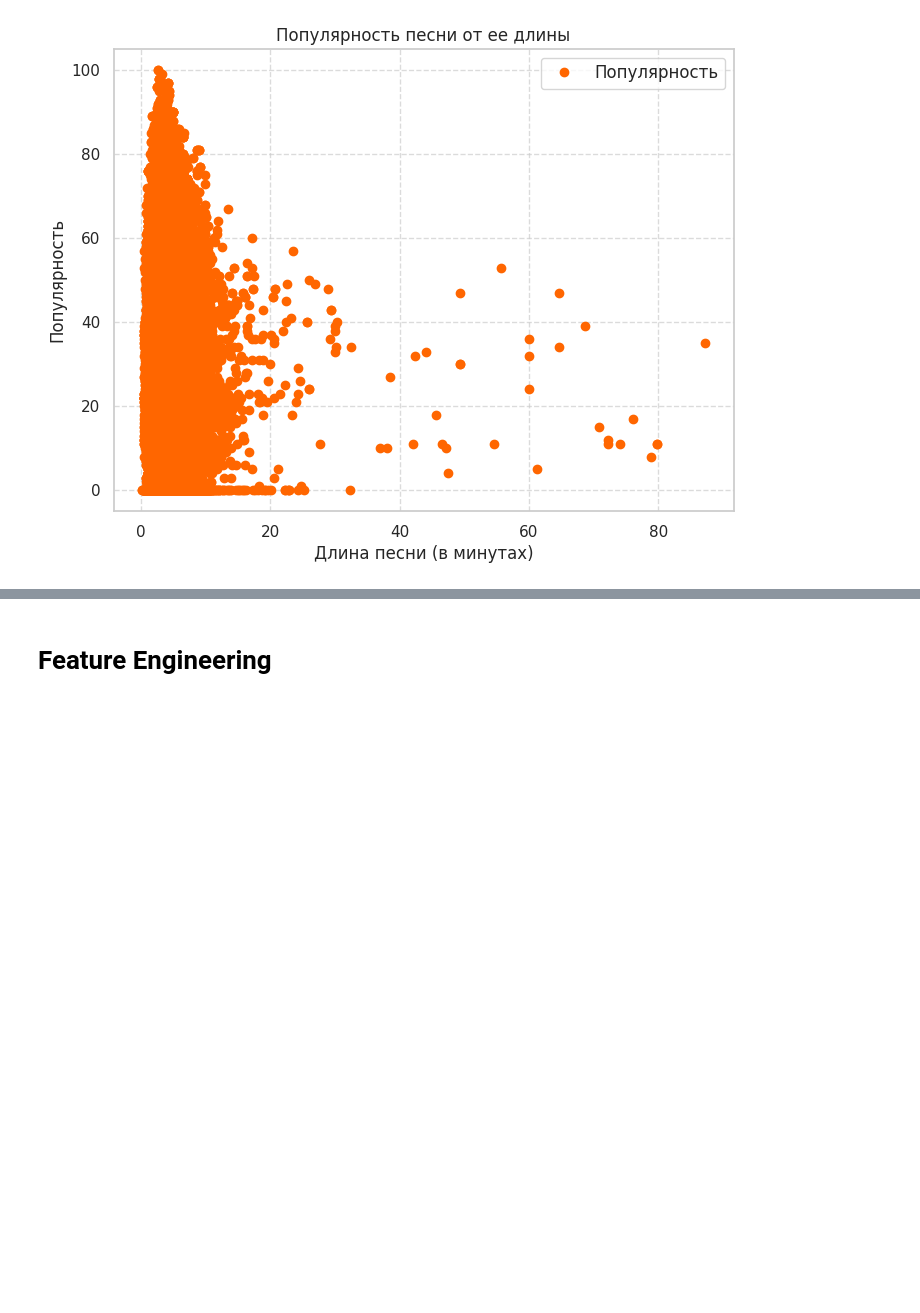
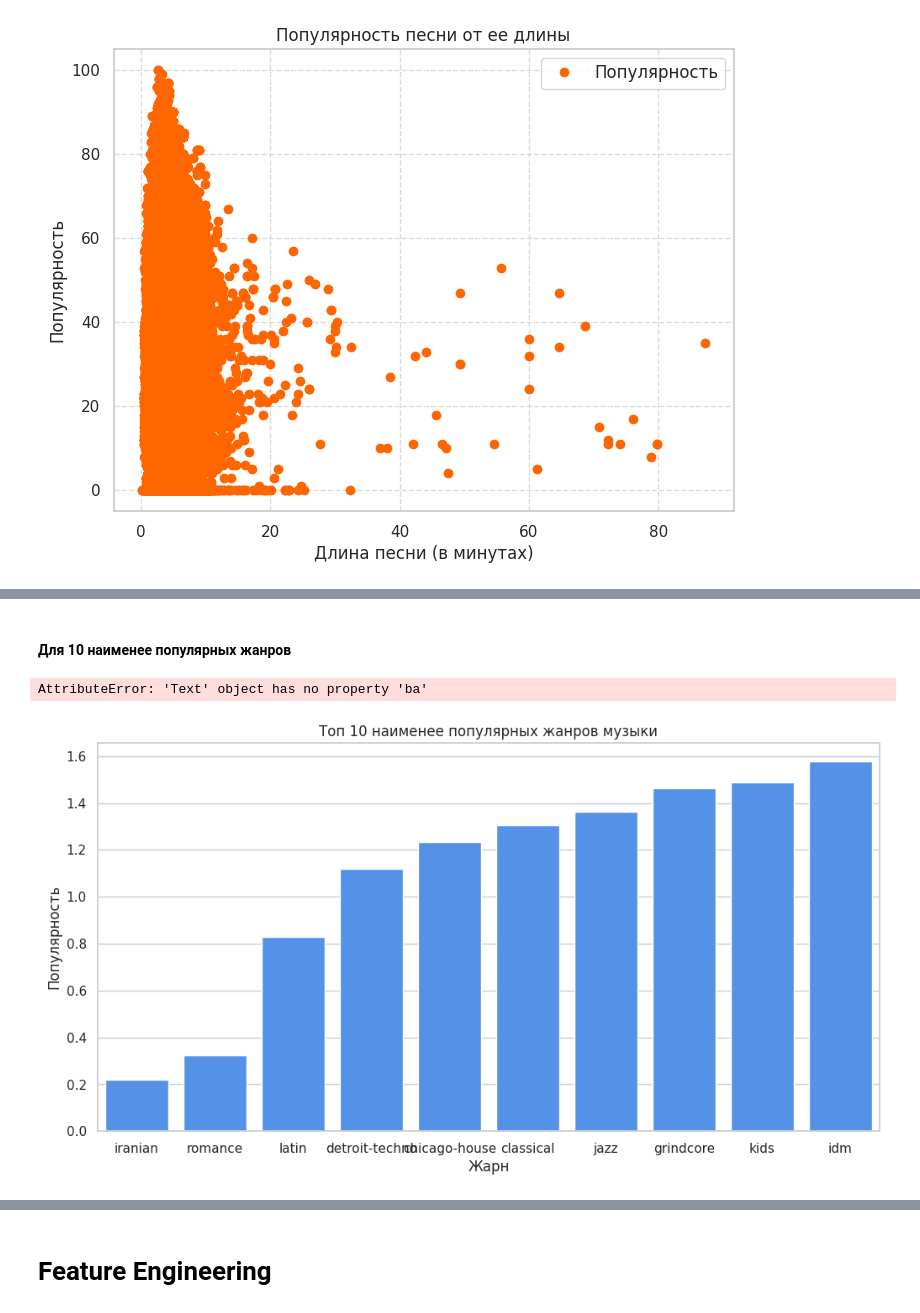
Before and after one commit to pilmeha/kaggleSpotify, a Jupyter notebook: GarmaevSpotify.ipynb, the cells around one changed output, grey strips where cells are left out. Drawn from its saved outputs; the diff is of its cells as text; code cells hidden in the pictures; blank space fills up the shorter version.

```diff
--- a/GarmaevSpotify.ipynb
+++ b/GarmaevSpotify.ipynb
@@ -327,0 +435,5 @@ plt.show()
+# %%
+for key, value in top_down_10:
+    print(f'{key}: {value}')
+    x_down.append(key)
+    y_down.append(value)
@@ -328 +475,23 @@ plt.show()
+# %% [markdown]
+#### Для 10 наименее популярных жанров
+# %%
+#построение столбчатой диаграммы
+plt.figure(figsize=(12, 6))
+sns.set_style('whitegrid')
+
+sns.barplot(x=x_down, y=y_down, color='#3c8eff', orient='v')
+
+plt.title('Топ 10 наименее популярных жанров музыки')
+plt.xlabel('Жарн')
+plt.ylabel('Популярность')
+
+#добавление текста над каждым столбцом
+for i, v in enumerate(y_down):
+    plt.text(i, v, f'{v:.4f}', ha='center', ba='bottom')
+
+plt.tight_layout()
+plt.show()
+# %% [output]
+AttributeError: 'Text' object has no property 'ba'
+[figure, added]
 # %% [markdown]
```
Also changed, not shown: parts of 31 cells of this notebook.
